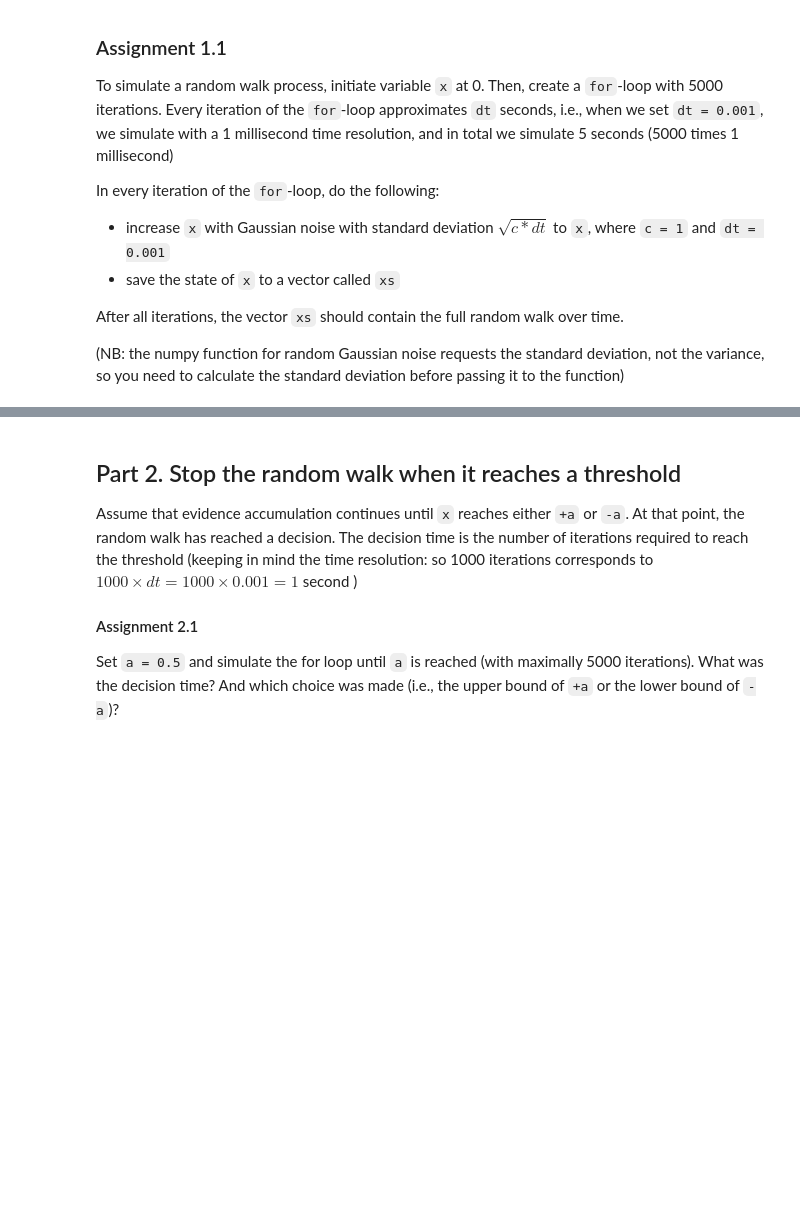
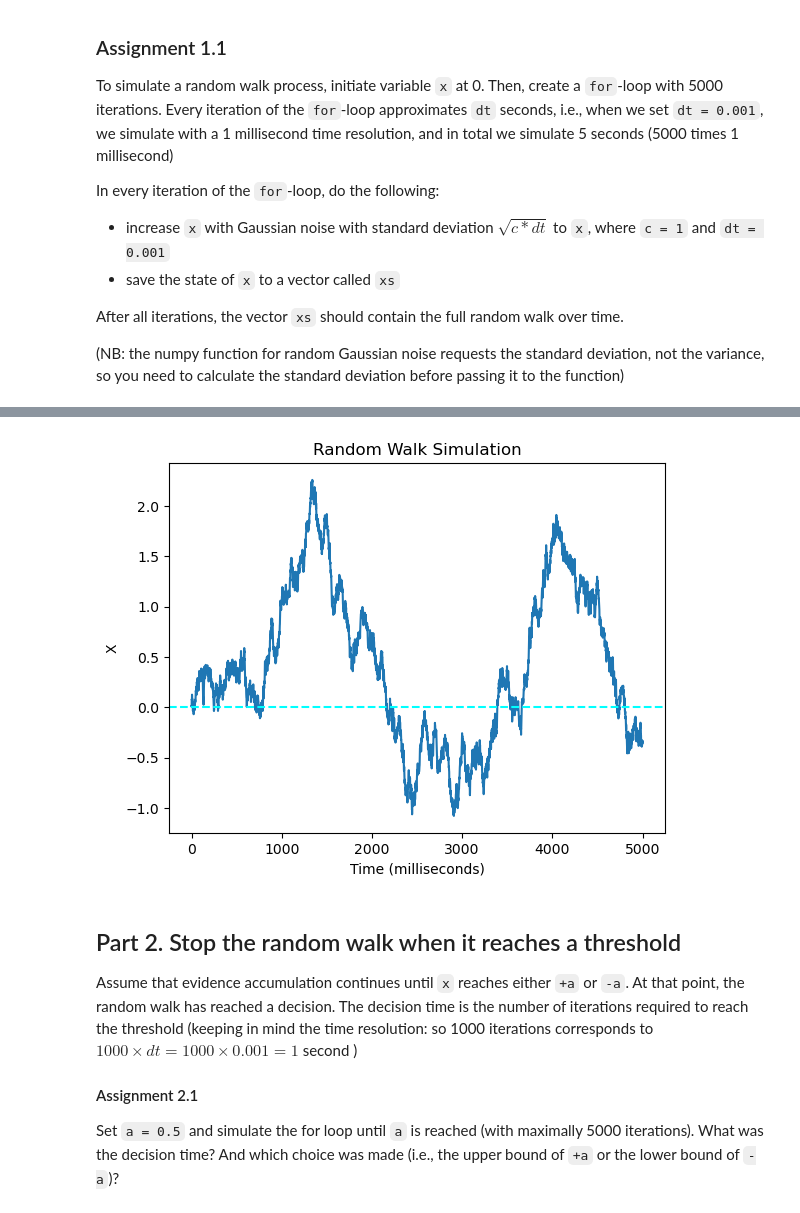
Before and after one commit to kooroshkz/Cognition_and_Computation, a Jupyter notebook: Project-3/eam.ipynb, the cells around one changed output, grey strips where cells are left out. Saved outputs shown, nothing was run; the diff lists cells and outputs as text; code cells hidden in the pictures; blank space fills up the shorter version.

```diff
--- a/Project-3/eam.ipynb
+++ b/Project-3/eam.ipynb
@@ -71,14 +71,31 @@ After all iterations, the vector `xs` should contain the full random walk over t
 # %%
 np.random.seed(5)  # don't remove this -- this makes sure the random noise is the same every time you call this function
 
-## your code here
+x = 0  # starting point
+xs = []  # to store the values of x at each time step
+
+def randomWalk(iterations): # Simulate the random walk
+    global x
+    for i in range(iterations):
+        std_dev = np.sqrt(1 * 0.001)
+        x += np.random.normal(0, std_dev)  # add Gaussian noise to x
+        xs.append(x)
+
+randomWalk(5000)
 # %% [markdown]
 #### Assignment 1.2
 After the loop, plot `xs` to visualize the random walk across time. If you implement it correctly, it should look like this:      <figure>
       <img src="https://surfdrive.surf.nl/files/index.php/s/FFKigsGcHTiInUl/download" alt="Random walk" style="width:400pt">
       </figure>
 # %%
-## your code here
+plt.plot(xs)
+plt.xlabel('Time (milliseconds)')
+plt.ylabel('X')
+plt.axhline(y=0.0, color='aqua', linestyle='--')
+plt.title('Random Walk Simulation')
+plt.show()
+# %% [output]
+[figure, added]
 # %% [markdown]
 ## Part 2. Stop the random walk when it reaches a threshold
 
```
Also changed, not shown: parts of 9 cells of this notebook.
